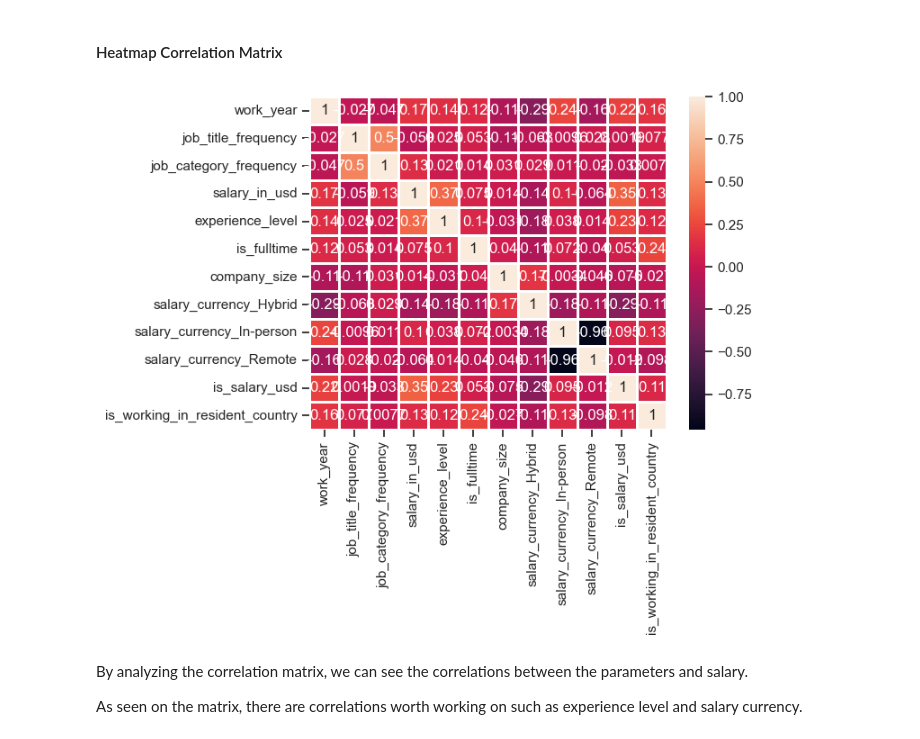
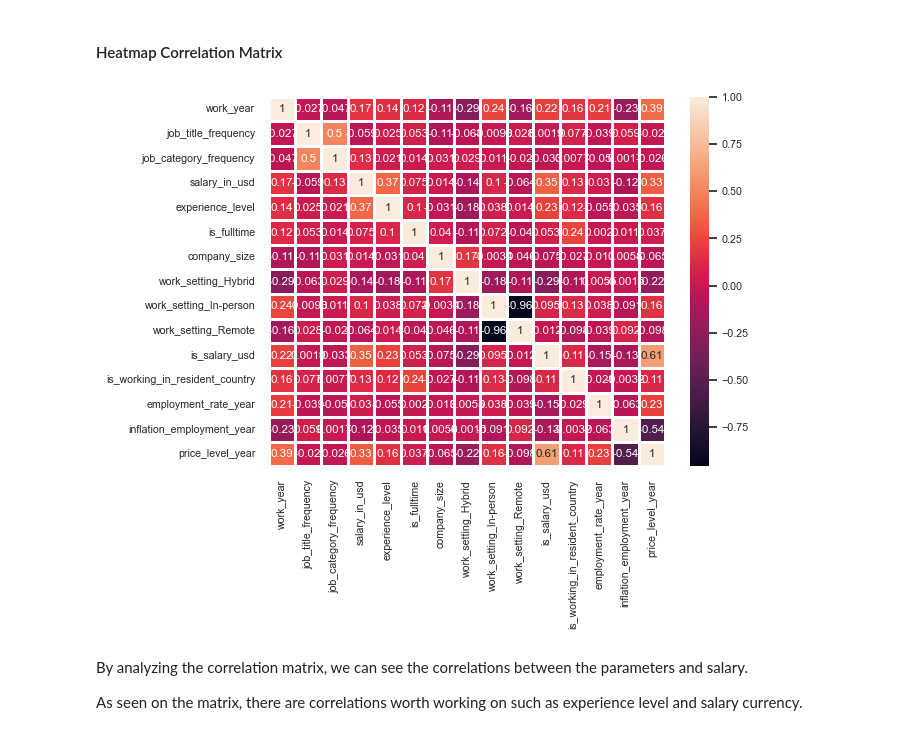
Before and after one commit to TheCrimsonNeV0/salary-data-project, a Jupyter notebook: project/report.ipynb, the cells around one changed output. Drawn from its saved outputs; the diff is of its cells as text; code cells hidden in the pictures.

```diff
--- a/project/report.ipynb
+++ b/project/report.ipynb
@@ -346,7 +352,7 @@ Axes(0.125,0.11;0.775x0.77)
 # %% [markdown]
 Use one hot encoding for the categorical variables
 # %%
-salary_data_encoded = pd.get_dummies(salary_data, columns = ['work_setting'], prefix='salary_currency')
+salary_data_encoded = pd.get_dummies(salary_data, columns = ['work_setting'], prefix='work_setting')
 
 # Create a binary column 'is_salary_usd'
 salary_data_encoded['is_salary_usd'] = (salary_data_encoded['salary_currency'] == 'USD').astype(int)
@@ -405,0 +481,18 @@ print(salary_data_encoded.head())
+# %%
+inflation_yearly = dict()
+for country in inflation_quarterly.columns.to_list():
+    inflation_yearly[country] = []
+
+for country in inflation_quarterly.columns.to_list():
+    counter = 0
+    for row in inflation_quarterly[country]:
+        if counter % CHUNK_SIZE == 0:
+            inflation_yearly[country].append(inflation_quarterly[country].iloc[counter:counter + CHUNK_SIZE].mean())
+        counter += 1
+
+df_inflation_yearly = pd.DataFrame(inflation_yearly)
+counter = 0
+for data in df_inflation_yearly:
+    df_inflation_yearly.rename(index = {counter: BASE_YEAR + counter}, inplace = True)
+    counter += 1
+print(df_inflation_yearly)
@@ -405,0 +533,12 @@ print(salary_data_encoded.head())
+# %%
+inflations = []
+
+counter = 0
+for data in salary_data.iterrows():
+    if data[1]['company_location'] in df_inflation_yearly.columns.to_list():
+        inflations.append(df_inflation_yearly[data[1]['company_location']][data[1]['work_year']])
+    else:
+        inflations.append(np.nan)
+    counter += 1
+
+salary_data_encoded = salary_data_encoded.assign(inflation_employment_year = inflations)
@@ -406,3 +549,15 @@ print(salary_data_encoded.head())
+# %%
+price_levels = []
+
+counter = 0
+for data in salary_data.iterrows():
+    if data[1]['company_location'] in price_level.columns.to_list():
+        price_levels.append(price_level[data[1]['company_location']][data[1]['work_year'] - BASE_YEAR - 1])
+    else:
+        price_levels.append(np.nan)
+    counter += 1
+
+salary_data_encoded = salary_data_encoded.assign(price_level_year = price_levels)
 # %% [markdown]
 #### Display Dataset Summary
 # %%
@@ -591,9 +746,10 @@ sns.pairplot(salary_data_encoded, kind="reg", plot_kws={'line_kws':{'color':'red
 #### Heatmap Correlation Matrix
 # %%
 correlationMatrix = salary_data_encoded.corr();
+sns.set(font_scale=0.7)
 sns.heatmap(correlationMatrix, annot=True, linewidths=1);
 # %% [output]
-[figure, old version]
+[figure, new version]
 # %% [markdown]
 By analyzing the correlation matrix, we can see the correlations between the parameters and salary.
 
```
Also changed, not shown: parts of 26 cells of this notebook, 2 other files.
